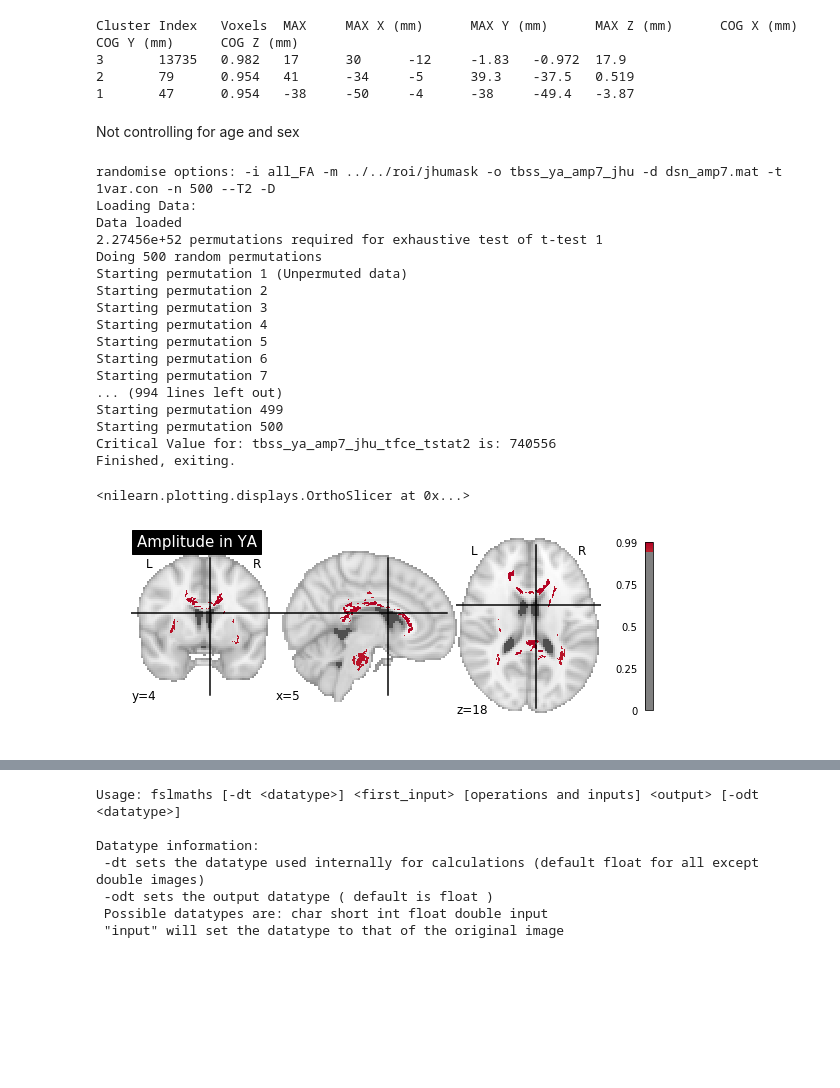
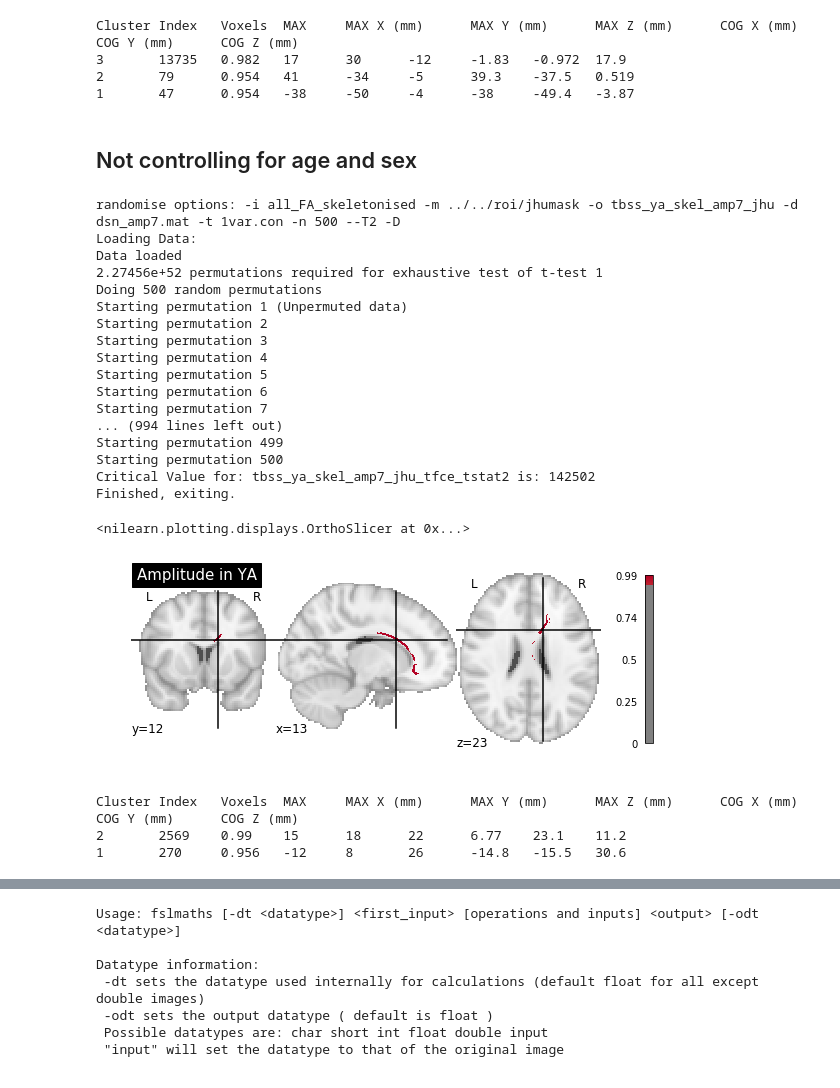
Before and after one commit to UTCogNeuroLab/adm_mri, a Jupyter notebook: dti-cr/content/rhythm-amplitude.ipynb, the cells around one changed output, grey strips where cells are left out. Cells and saved outputs as stored; diff of their text form; code cells hidden in the pictures; blank space fills up the shorter version.

```diff
--- a/dti-cr/content/rhythm-amplitude.ipynb
+++ b/dti-cr/content/rhythm-amplitude.ipynb
@@ -676,14 +688,14 @@ Cluster Index   Voxels  MAX     MAX X (mm)      MAX Y (mm)      MAX Z (mm)
 2       79      0.954   41      -34     -5      39.3    -37.5   0.519
 1       47      0.954   -38     -50     -4      -38     -49.4   -3.87
 # %% [markdown]
-Not controlling for age and sex
+## Not controlling for age and sex
 # %%
 %%bash
 cd /Volumes/G-DRIVE\ mobile/derivatives/tbss_ya/stats
-randomise -i all_FA -m ../../roi/jhumask -o tbss_ya_amp7_jhu -d dsn_amp7.mat \
+randomise -i all_FA_skeletonised -m ../../roi/jhumask -o tbss_ya_skel_amp7_jhu -d dsn_amp7.mat \
 -t 1var.con -n 500 --T2 -D
 # %% [output]
-randomise options: -i all_FA -m ../../roi/jhumask -o tbss_ya_amp7_jhu -d dsn_amp7.mat -t 1var.con -n 500 --T2 -D
+randomise options: -i all_FA_skeletonised -m ../../roi/jhumask -o tbss_ya_skel_amp7_jhu -d dsn_amp7.mat -t 1var.con -n 500 --T2 -D
 Loading Data:
 Data loaded
 2.27456e+52 permutations required for exhaustive test of t-test 1
@@ -698,14 +710,26 @@ Starting permutation 7
 ... (994 lines left out)
 Starting permutation 499
 Starting permutation 500
-Critical Value for: tbss_ya_amp7_jhu_tfce_tstat2 is: 740556
+Critical Value for: tbss_ya_skel_amp7_jhu_tfce_tstat2 is: 142502
 Finished, exiting.
 # %%
 from nilearn import plotting
 
 scan_dir = '/Volumes/G-DRIVE mobile/derivatives/'
 
-plotting.plot_stat_map(scan_dir + 'tbss_ya/stats/tbss_ya_amp7_jhu_tfce_corrp_tstat1.nii.gz', threshold = 0.95, cmap = 'coolwarm', title = 'Amplitude in YA')
+plotting.plot_stat_map(scan_dir + 'tbss_ya/stats/tbss_ya_skel_amp7_jhu_tfce_corrp_tstat1.nii.gz', threshold = 0.95, cmap = 'coolwarm', title = 'Amplitude in YA')
 # %% [output]
 <nilearn.plotting.displays.OrthoSlicer at 0x...>
-[figure, old version]
+[figure, new version]
+# %%
+%%bash
+
+cd /Volumes/G-DRIVE\ mobile/derivatives/tbss_ya/stats
+
+cluster -i tbss_ya_skel_amp7_jhu_tfce_corrp_tstat1.nii.gz -t 0.95 --mm > cluster_t1_95_skel.txt
+
+more cluster_t1_95_skel.txt
+# %% [output]
+Cluster Index   Voxels  MAX     MAX X (mm)      MAX Y (mm)      MAX Z (mm)      COG X (mm)      COG Y (mm)      COG Z (mm)
+2       2569    0.99    15      18      22      6.77    23.1    11.2
+1       270     0.956   -12     8       26      -14.8   -15.5   30.6
```
Also changed, not shown: parts of 10 cells of this notebook, 1 other file.
